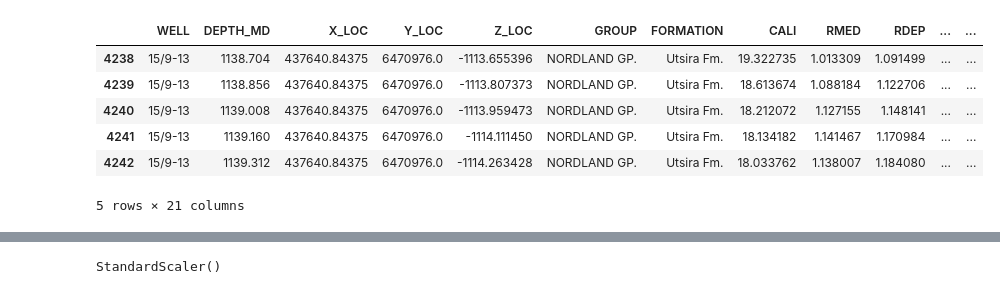
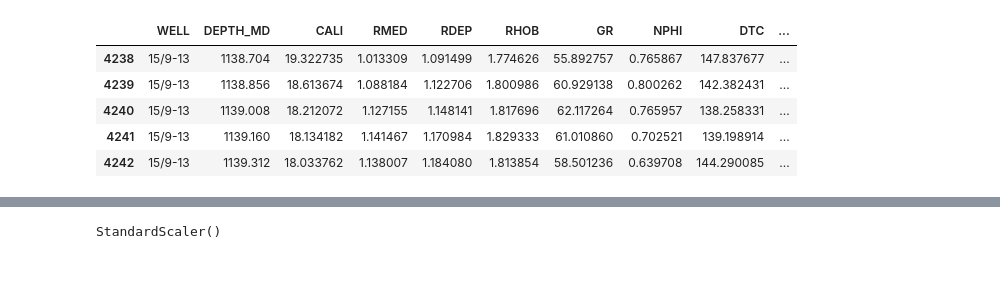
Before and after one commit to alexsandrocerqueira/X_SimbGf_AM_app_pocos, a Jupyter notebook: 003_Facies_Classif_Supervisionado.ipynb, the cells around one changed output, grey strips where cells are left out. Drawn from its saved outputs; the diff is of its cells as text; code cells hidden in the pictures.

```diff
--- a/003_Facies_Classif_Supervisionado.ipynb
+++ b/003_Facies_Classif_Supervisionado.ipynb
@@ -62,14 +116,13 @@ litologia_dict = {
     93000: 'Basement (Substrato)'
 }
 # %%
-dataset = pd.read_csv('Dados/train_dataset_proc.csv',index_col=0)
+dataset = pd.read_csv('train_dataset_proc.csv',index_col=0)
 dataset.head()
 # %% [output]
-|  | WELL | DEPTH_MD | X_LOC | Y_LOC | Z_LOC | GROUP | FORMATION | CALI | RMED | RDEP | ... | ... |
-| 4238 | 15/9-13 | 1138.704 | 437640.84375 | 6470976.0 | -1113.655396 | NORDLAND GP. | Utsira Fm. | 19.322735 | 1.013309 | 1.091499 | ... | ... |
-| 4239 | 15/9-13 | 1138.856 | 437640.84375 | 6470976.0 | -1113.807373 | NORDLAND GP. | Utsira Fm. | 18.613674 | 1.088184 | 1.122706 | ... | ... |
-| 4240 | 15/9-13 | 1139.008 | 437640.84375 | 6470976.0 | -1113.959473 | NORDLAND GP. | Utsira Fm. | 18.212072 | 1.127155 | 1.148141 | ... | ... |
-| 4241 | 15/9-13 | 1139.160 | 437640.84375 | 6470976.0 | -1114.111450 | NORDLAND GP. | Utsira Fm. | 18.134182 | 1.141467 | 1.170984 | ... | ... |
-| 4242 | 15/9-13 | 1139.312 | 437640.84375 | 6470976.0 | -1114.263428 | NORDLAND GP. | Utsira Fm. | 18.033762 | 1.138007 | 1.184080 | ... | ... |
+|  | WELL | DEPTH_MD | CALI | RMED | RDEP | RHOB | GR | NPHI | DTC | ... |
+| 4238 | 15/9-13 | 1138.704 | 19.322735 | 1.013309 | 1.091499 | 1.774626 | 55.892757 | 0.765867 | 147.837677 | ... |
+| 4239 | 15/9-13 | 1138.856 | 18.613674 | 1.088184 | 1.122706 | 1.800986 | 60.929138 | 0.800262 | 142.382431 | ... |
+| 4240 | 15/9-13 | 1139.008 | 18.212072 | 1.127155 | 1.148141 | 1.817696 | 62.117264 | 0.765957 | 138.258331 | ... |
+| 4241 | 15/9-13 | 1139.160 | 18.134182 | 1.141467 | 1.170984 | 1.829333 | 61.010860 | 0.702521 | 139.198914 | ... |
+| 4242 | 15/9-13 | 1139.312 | 18.033762 | 1.138007 | 1.184080 | 1.813854 | 58.501236 | 0.639708 | 144.290085 | ... |
-5 rows × 21 columns
 # %%
```
Also changed, not shown: parts of 25 cells of this notebook, 2 other files.
